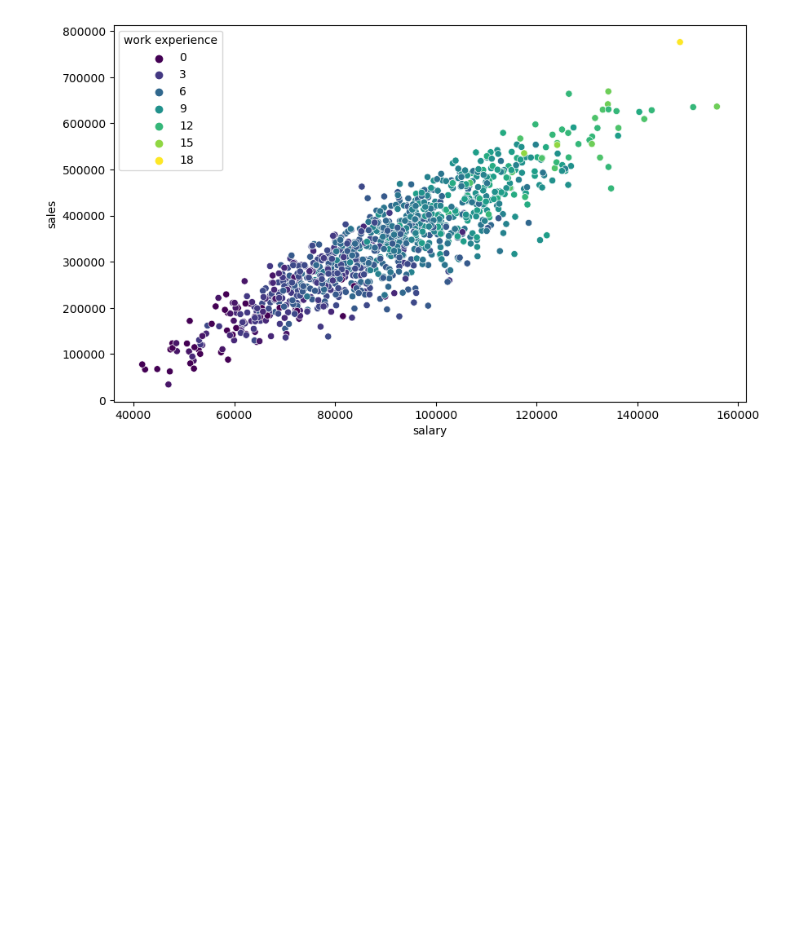
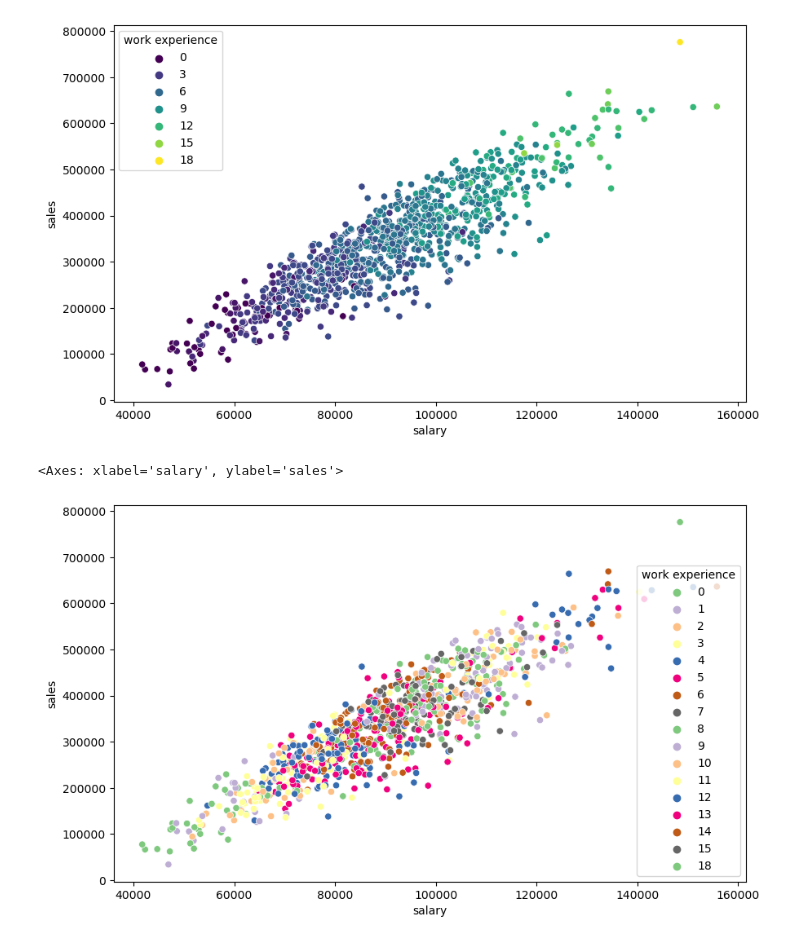
Before and after one commit to sandra-biology/Data-Analytics-A, a Jupyter notebook: Seaborn practice.ipynb, the cells around one changed output. Drawn from its saved outputs; the diff is of its cells as text; code cells hidden in the pictures; blank space fills up the shorter version.

Commit message:
added scatter plots

```diff
--- a/Seaborn practice.ipynb
+++ b/Seaborn practice.ipynb
@@ -75,3 +75,9 @@ sns.scatterplot(x='salary',y='sales',data=office_sales_df,hue='work experience',
 # %% [output]
 <Axes: xlabel='salary', ylabel='sales'>
 [figure]
+# %%
+plt.figure(figsize=(10, 6), dpi=100)
+sns.scatterplot(x='salary',y='sales',data=office_sales_df,hue='work experience',palette='Accent')
+# %% [output]
+<Axes: xlabel='salary', ylabel='sales'>
+[figure, added]
```
Also changed, not shown: parts of 7 cells of this notebook.
